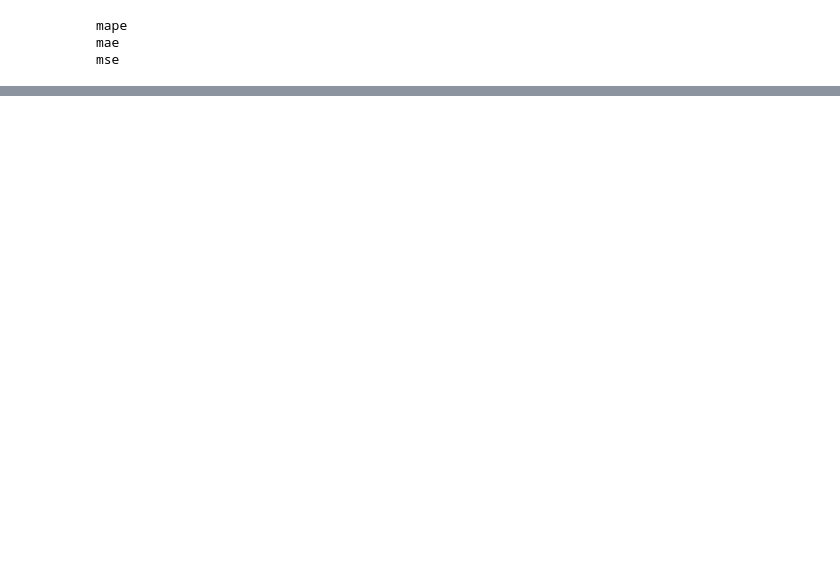
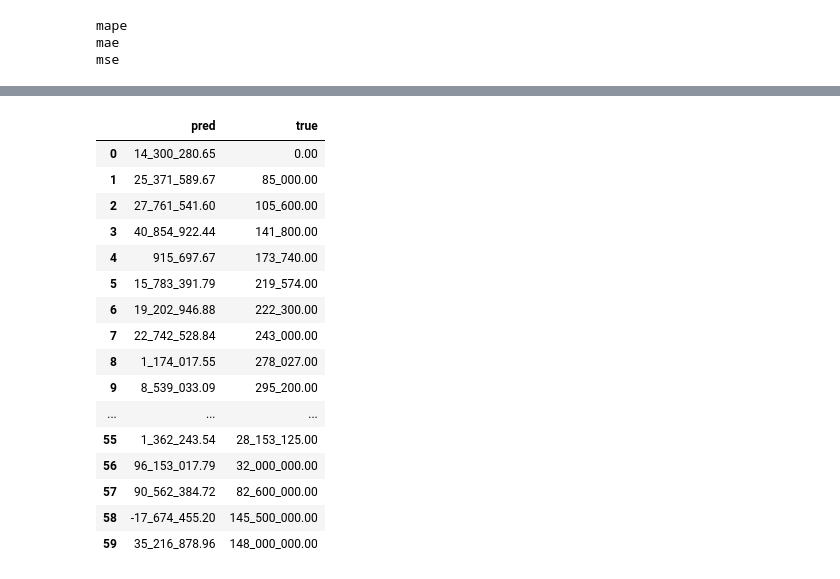
Before and after one commit to damnpav/liens_watching, a Jupyter notebook: model/review_data_19_01_23.ipynb, the cells around one changed output, grey strips where cells are left out. Cells and saved outputs as stored; diff of their text form; code cells hidden in the pictures; blank space fills up the shorter version.

```diff
--- a/model/review_data_19_01_23.ipynb
+++ b/model/review_data_19_01_23.ipynb
@@ -379,0 +406,3 @@ pd.DataFrame(metrics_results)
+# %%
+pred_df = pred_df.rename(columns={0: 'pred'})
+true_df = true_df.rename(columns={0: 'true'})
@@ -379,0 +413,26 @@ pd.DataFrame(metrics_results)
+# %%
+joined_df = pred_df.join(true_df)
+# %%
+joined_df = joined_df.sort_values(by='true')
+# %%
+joined_df = joined_df.reset_index(drop=True)
+# %%
+joined_df
+# %% [output]
+|  | pred | true |
+| 0 | 14_300_280.65 | 0.00 |
+| 1 | 25_371_589.67 | 85_000.00 |
+| 2 | 27_761_541.60 | 105_600.00 |
+| 3 | 40_854_922.44 | 141_800.00 |
+| 4 | 915_697.67 | 173_740.00 |
+| 5 | 15_783_391.79 | 219_574.00 |
+| 6 | 19_202_946.88 | 222_300.00 |
+| 7 | 22_742_528.84 | 243_000.00 |
+| 8 | 1_174_017.55 | 278_027.00 |
+| 9 | 8_539_033.09 | 295_200.00 |
+| ... | ... | ... |
+| 55 | 1_362_243.54 | 28_153_125.00 |
+| 56 | 96_153_017.79 | 32_000_000.00 |
+| 57 | 90_562_384.72 | 82_600_000.00 |
+| 58 | -17_674_455.20 | 145_500_000.00 |
+| 59 | 35_216_878.96 | 148_000_000.00 |
```
Also changed, not shown: parts of 41 cells of this notebook, 1 other file.
